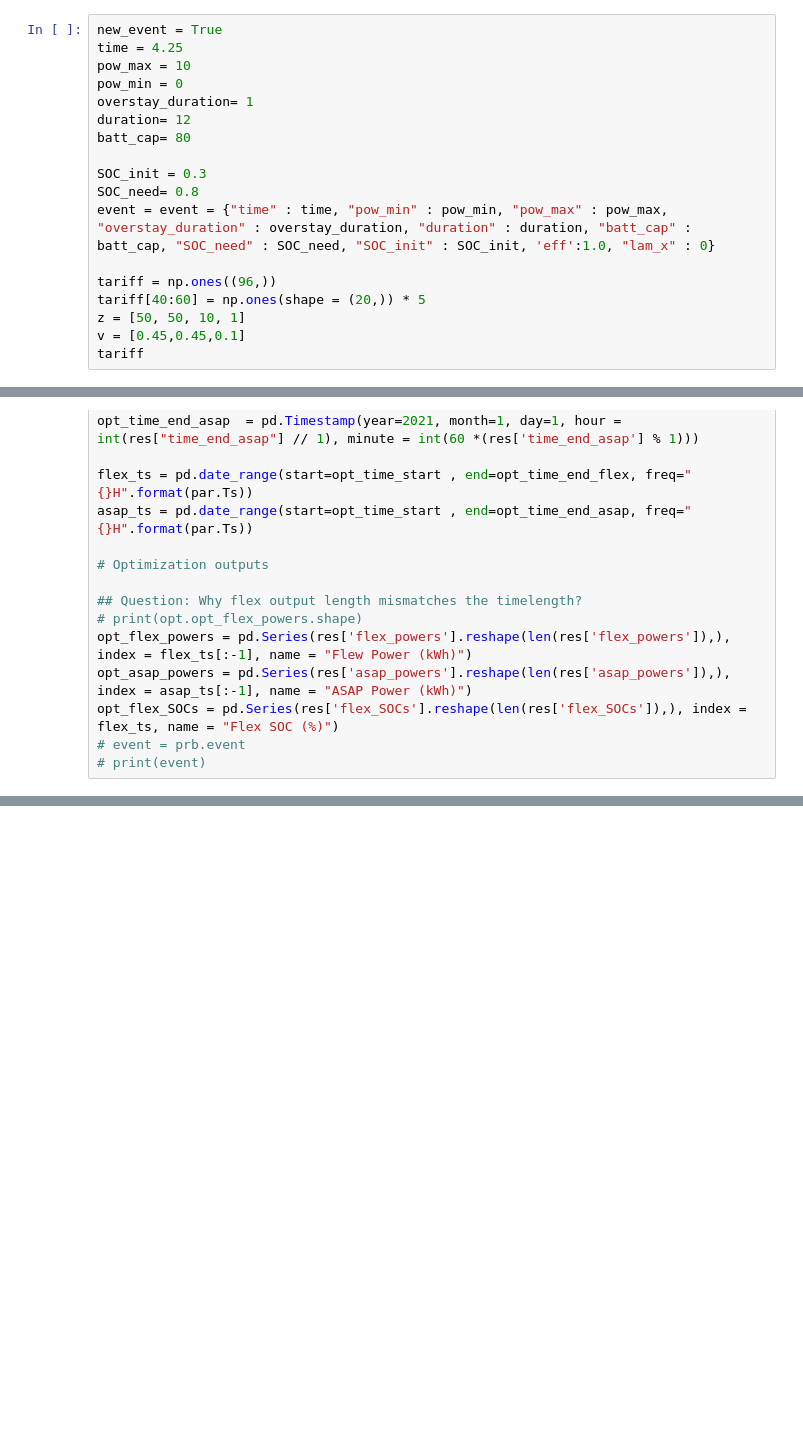
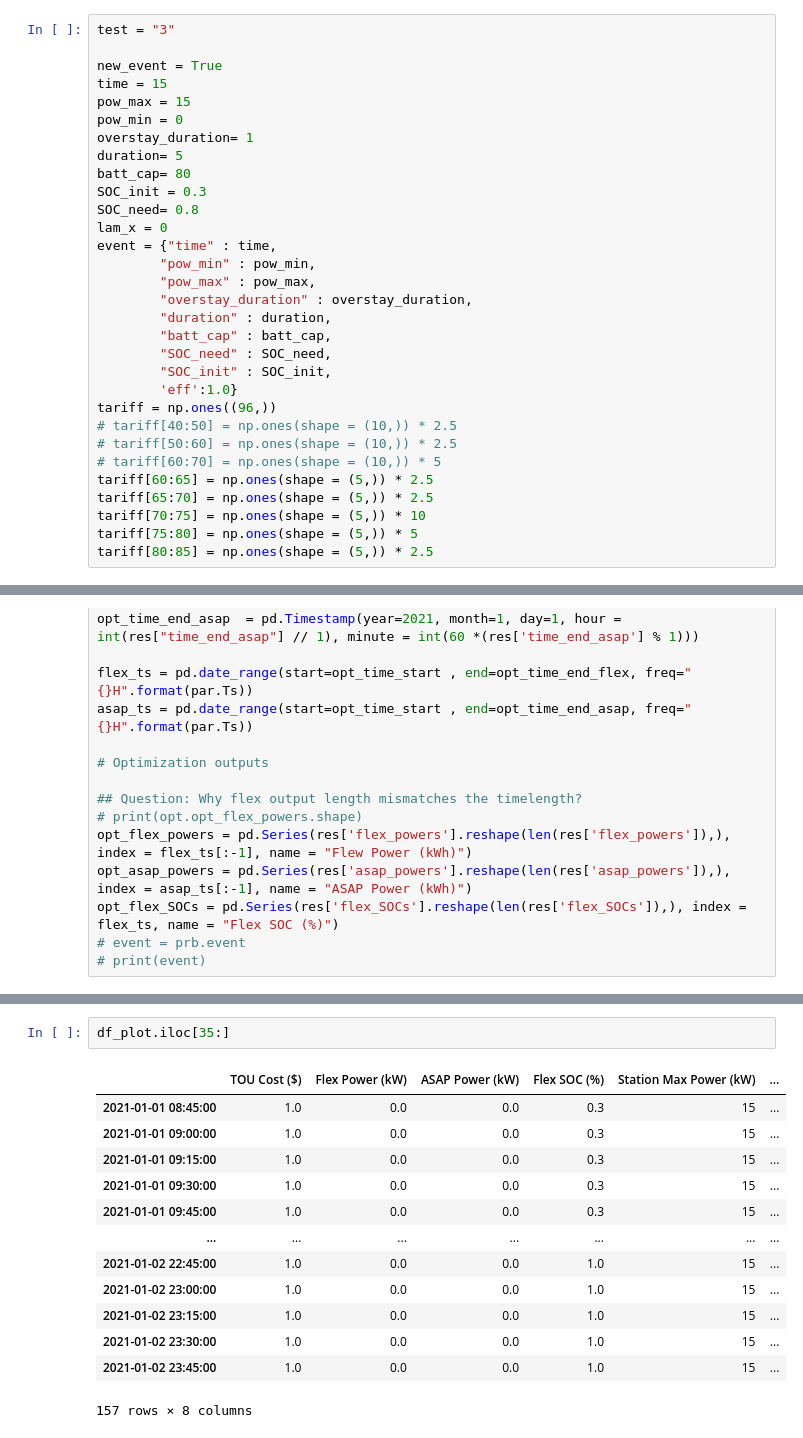
Before and after one commit to eCal-UCB/pev-operation-hil, a Jupyter notebook: scripts/Python Code/plot.ipynb, the cells around one changed output, grey strips where cells are left out. Saved outputs shown, nothing was run; the diff lists cells and outputs as text; blank space fills up the shorter version.

```diff
--- a/scripts/Python Code/plot.ipynb
+++ b/scripts/Python Code/plot.ipynb
@@ -7,20 +7,33 @@ import opt_tugba
 import sys
 import os
 # %%
+test = "3"
+
 new_event = True
-time = 4.25
-pow_max = 10
+time = 15
+pow_max = 15
 pow_min = 0
 overstay_duration= 1
-duration= 12
+duration= 5
 batt_cap= 80
-
 SOC_init = 0.3
 SOC_need= 0.8
-event = event = {"time" : time, "pow_min" : pow_min, "pow_max" : pow_max, "overstay_duration" : overstay_duration, "duration" : duration, "batt_cap" : batt_cap, "SOC_need" : SOC_need, "SOC_init" : SOC_init, 'eff':1.0, "lam_x" : 0}
-
+lam_x = 0
+event = {"time" : time,
+        "pow_min" : pow_min,
+        "pow_max" : pow_max,
+        "overstay_duration" : overstay_duration,
+        "duration" : duration,
+        "batt_cap" : batt_cap,
+        "SOC_need" : SOC_need,
+        "SOC_init" : SOC_init,
+        'eff':1.0}
 tariff = np.ones((96,))
-tariff[40:60] = np.ones(shape = (20,)) * 5
-z = [50, 50, 10, 1]
-v = [0.45,0.45,0.1]
-tariff
+# tariff[40:50] = np.ones(shape = (10,)) * 2.5
+# tariff[50:60] = np.ones(shape = (10,)) * 2.5
+# tariff[60:70] = np.ones(shape = (10,)) * 5
+tariff[60:65] = np.ones(shape = (5,)) * 2.5
+tariff[65:70] = np.ones(shape = (5,)) * 2.5
+tariff[70:75] = np.ones(shape = (5,)) * 10
+tariff[75:80] = np.ones(shape = (5,)) * 5
+tariff[80:85] = np.ones(shape = (5,)) * 2.5
@@ -164,0 +194,16 @@ plt.savefig(os.path.join("Figures/", "test_full_code_5.png"))
+# %%
+df_plot.iloc[35:]
+# %% [output]
+|  | TOU Cost ($) | Flex Power (kW) | ASAP Power (kW) | Flex SOC (%) | Station Max Power (kW) | ... |
+| 2021-01-01 08:45:00 | 1.0 | 0.0 | 0.0 | 0.3 | 15 | ... |
+| 2021-01-01 09:00:00 | 1.0 | 0.0 | 0.0 | 0.3 | 15 | ... |
+| 2021-01-01 09:15:00 | 1.0 | 0.0 | 0.0 | 0.3 | 15 | ... |
+| 2021-01-01 09:30:00 | 1.0 | 0.0 | 0.0 | 0.3 | 15 | ... |
+| 2021-01-01 09:45:00 | 1.0 | 0.0 | 0.0 | 0.3 | 15 | ... |
+| ... | ... | ... | ... | ... | ... | ... |
+| 2021-01-02 22:45:00 | 1.0 | 0.0 | 0.0 | 1.0 | 15 | ... |
+| 2021-01-02 23:00:00 | 1.0 | 0.0 | 0.0 | 1.0 | 15 | ... |
+| 2021-01-02 23:15:00 | 1.0 | 0.0 | 0.0 | 1.0 | 15 | ... |
+| 2021-01-02 23:30:00 | 1.0 | 0.0 | 0.0 | 1.0 | 15 | ... |
+| 2021-01-02 23:45:00 | 1.0 | 0.0 | 0.0 | 1.0 | 15 | ... |
+157 rows × 8 columns
```
Also changed, not shown: parts of 6 cells of this notebook.
